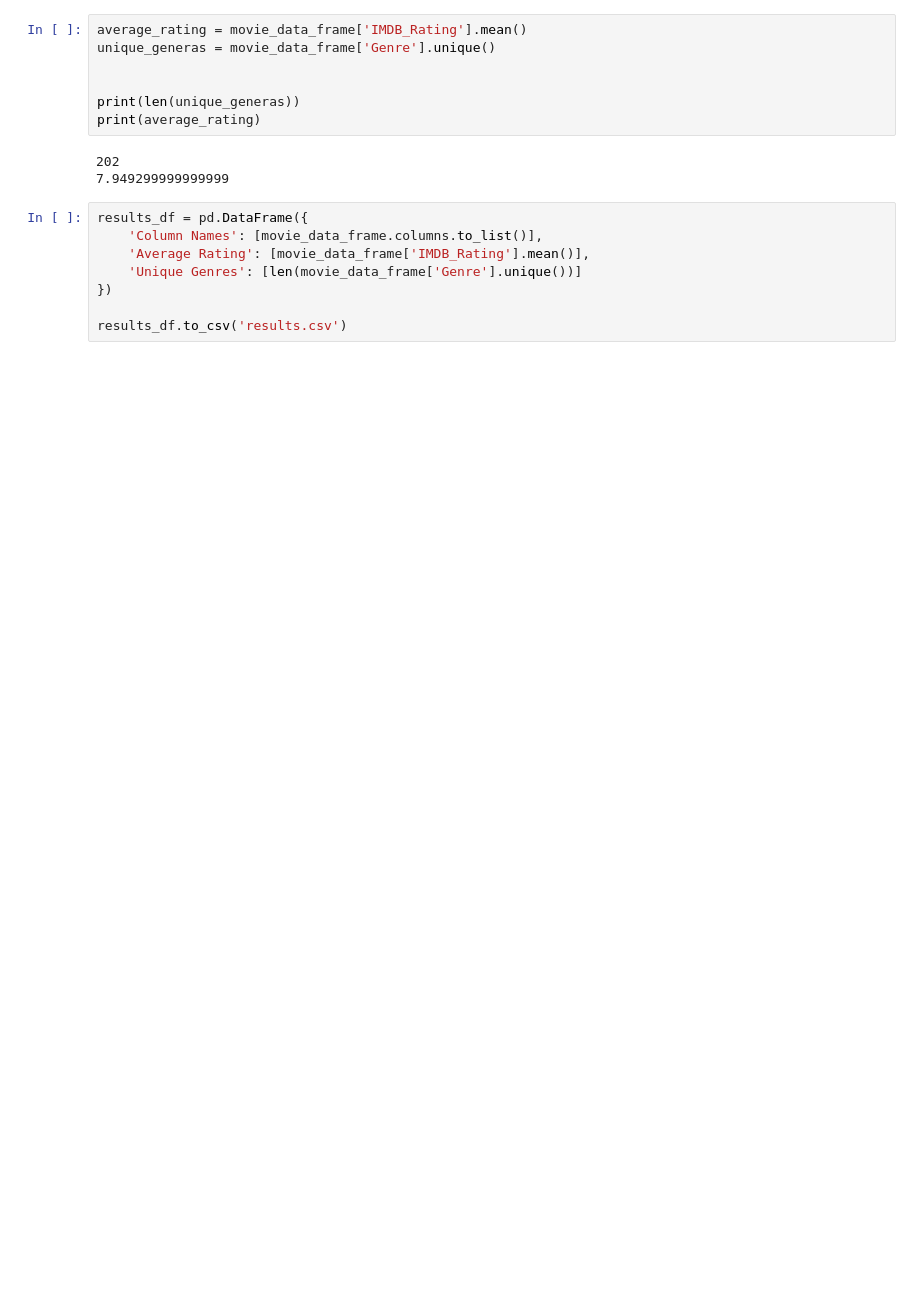
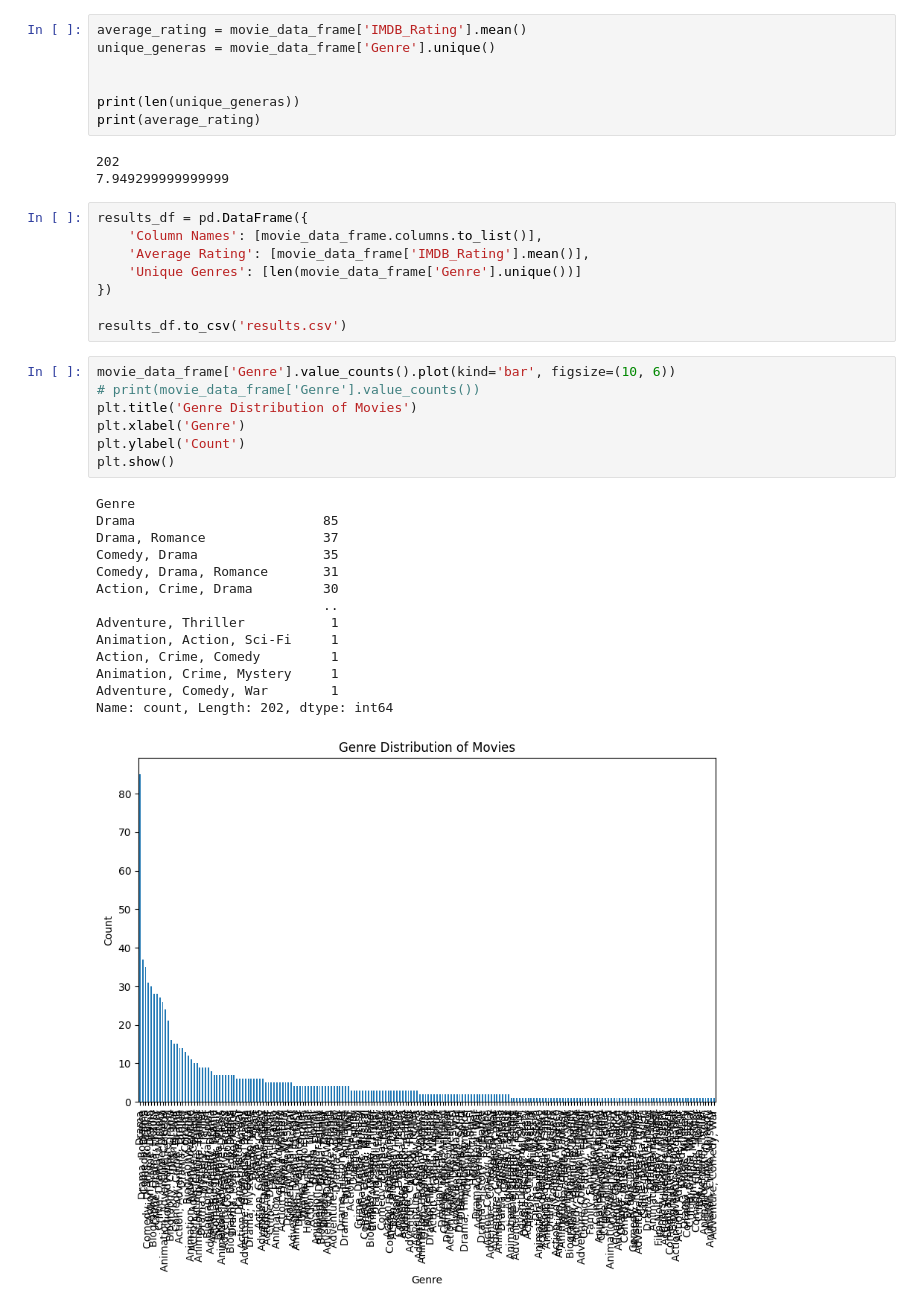
Before and after one commit to Daniel-W1/a2sv_ml_track, a Jupyter notebook: Task 0.ipynb, the cells around one changed output. Cells and saved outputs as stored; diff of their text form; blank space fills up the shorter version.

Commit message:
plot added

```diff
--- a/Task 0.ipynb
+++ b/Task 0.ipynb
@@ -29,3 +30,25 @@ results_df = pd.DataFrame({
 })
 
 results_df.to_csv('results.csv')
+# %%
+movie_data_frame['Genre'].value_counts().plot(kind='bar', figsize=(10, 6))
+# print(movie_data_frame['Genre'].value_counts())
+plt.title('Genre Distribution of Movies')
+plt.xlabel('Genre')
+plt.ylabel('Count')
+plt.show()
+# %% [output]
+Genre
+Drama                        85
+Drama, Romance               37
+Comedy, Drama                35
+Comedy, Drama, Romance       31
+Action, Crime, Drama         30
+                             ..
+Adventure, Thriller           1
+Animation, Action, Sci-Fi     1
+Action, Crime, Comedy         1
+Animation, Crime, Mystery     1
+Adventure, Comedy, War        1
+Name: count, Length: 202, dtype: int64
+[figure, added]
```
Also changed, not shown: parts of 3 cells of this notebook.
